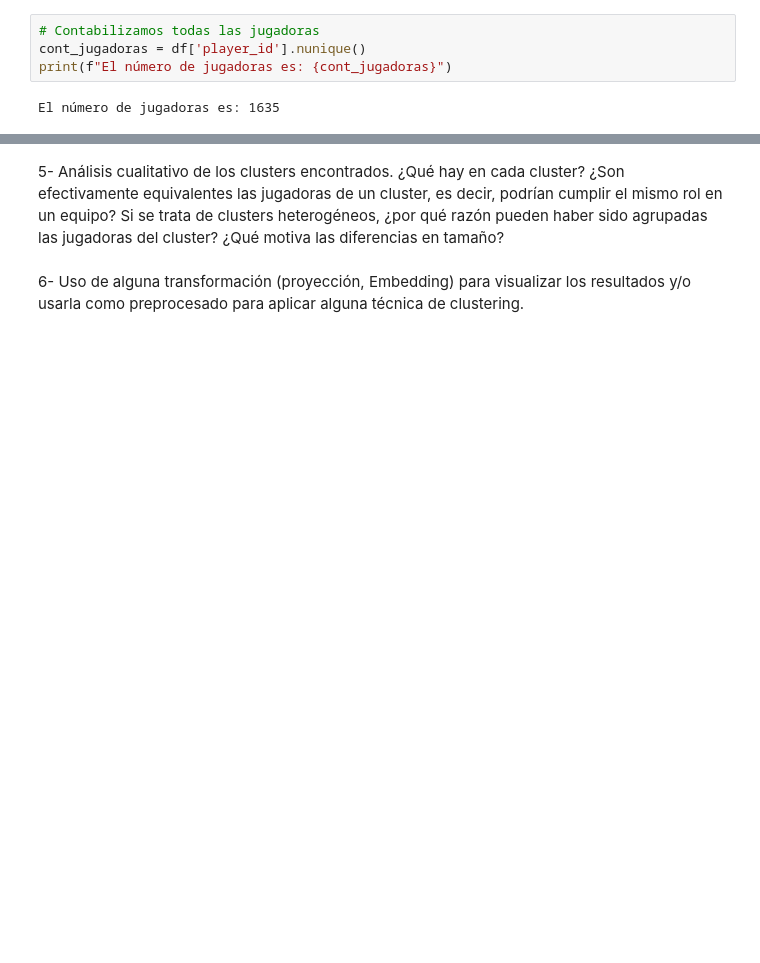
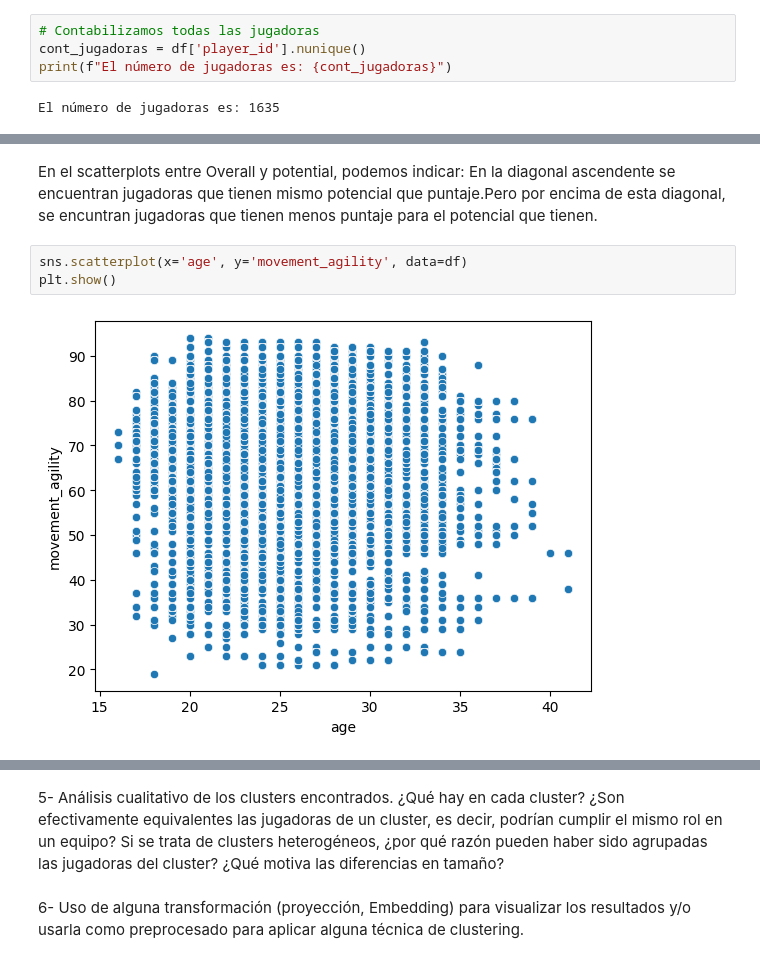
Before and after one commit to Quimexo/Diplo, a Jupyter notebook: Entregable_único_Aprendizaje_No_Supervisado.ipynb, the cells around one changed output, grey strips where cells are left out. Saved outputs shown, nothing was run; the diff lists cells and outputs as text; blank space fills up the shorter version.

```diff
--- a/Entregable_único_Aprendizaje_No_Supervisado.ipynb
+++ b/Entregable_único_Aprendizaje_No_Supervisado.ipynb
@@ -173,0 +203,8 @@ El número de jugadoras es: 1635
+# %% [markdown]
+En el scatterplots entre Overall y potential, podemos indicar:
+En la diagonal ascendente se encuentran jugadoras que tienen mismo potencial que puntaje.Pero por encima de esta diagonal, se encuntran jugadoras que tienen menos puntaje para el potencial que tienen.
+# %%
+sns.scatterplot(x='age', y='movement_agility', data=df)
+plt.show()
+# %% [output]
+[figure, added]
```
Also changed, not shown: parts of 20 cells of this notebook.
